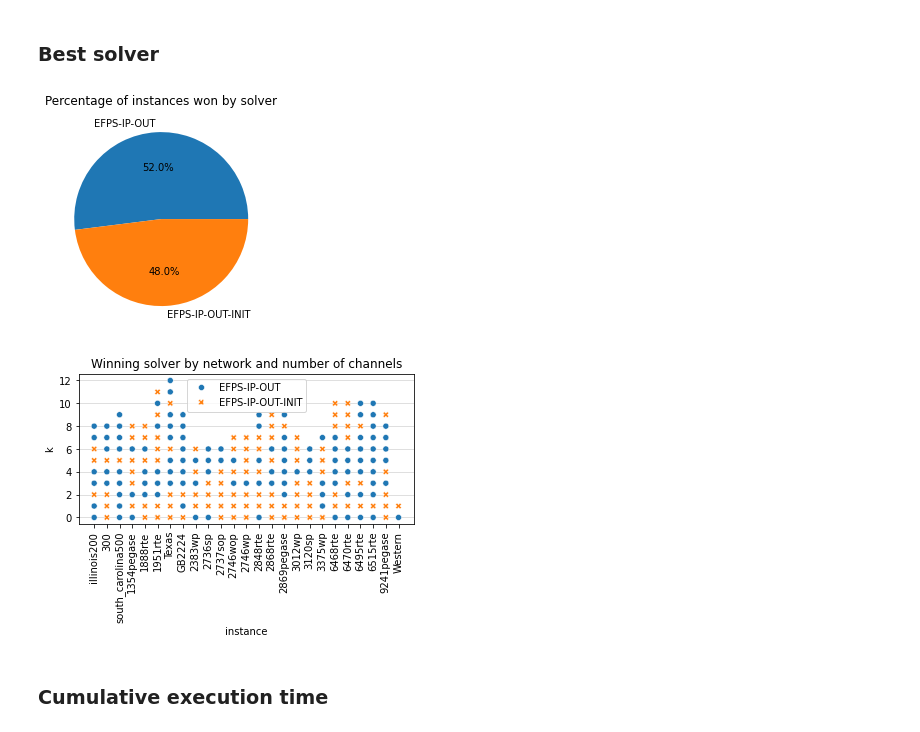
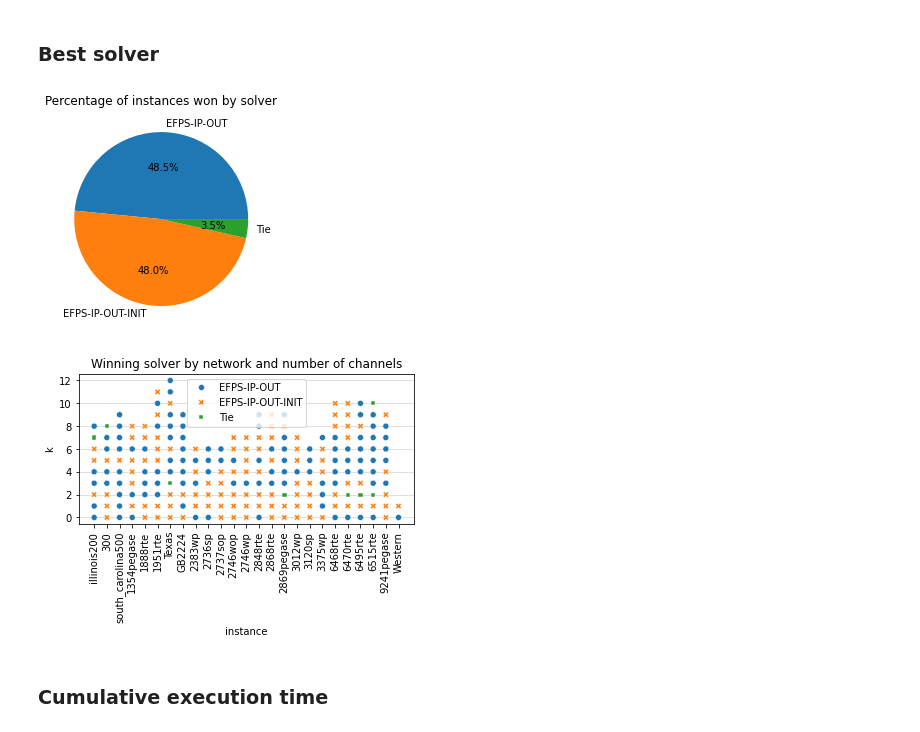
Before and after one commit to maurolucci/pds-lim, a Jupyter notebook: experiments/stats1.ipynb, the cells around one changed output. Drawn from its saved outputs; the diff is of its cells as text; code cells hidden in the pictures.

```diff
--- a/experiments/stats1.ipynb
+++ b/experiments/stats1.ipynb
@@ -54,6 +54,7 @@ solver_map = {"brimkov": 'BRI-IP',
               "efpss-outp": "EFPS-IP-OUT",
               "efpss-inp-outp": "EFPS-IP-IN-OUT",
               "efpss-outp-init": "EFPS-IP-OUT-INIT",
+              "efpss-inp-outp-init": "EFPS-IP-IN-OUT-INIT",
               "fpss": "FPS-IP"
               }
 df.solver = df.solver.apply(lambda x: solver_map[x])
@@ -281,10 +282,10 @@ show_performance_profile(df2, solvers, log_scale=True)
 ### Best solver
 # %%
 solvers = ["EFPS-IP-OUT", "EFPS-IP-OUT-INIT"]
-show_best_solver(df2, solvers)
+show_best_solver(df2, solvers, ties=True)
 # %% [output]
-[figure, old version]
+[figure, new version]
-[figure, old version]
+[figure, new version]
 # %% [markdown]
 ### Cumulative execution time
 # %%
```
Also changed, not shown: parts of 8 cells of this notebook.
